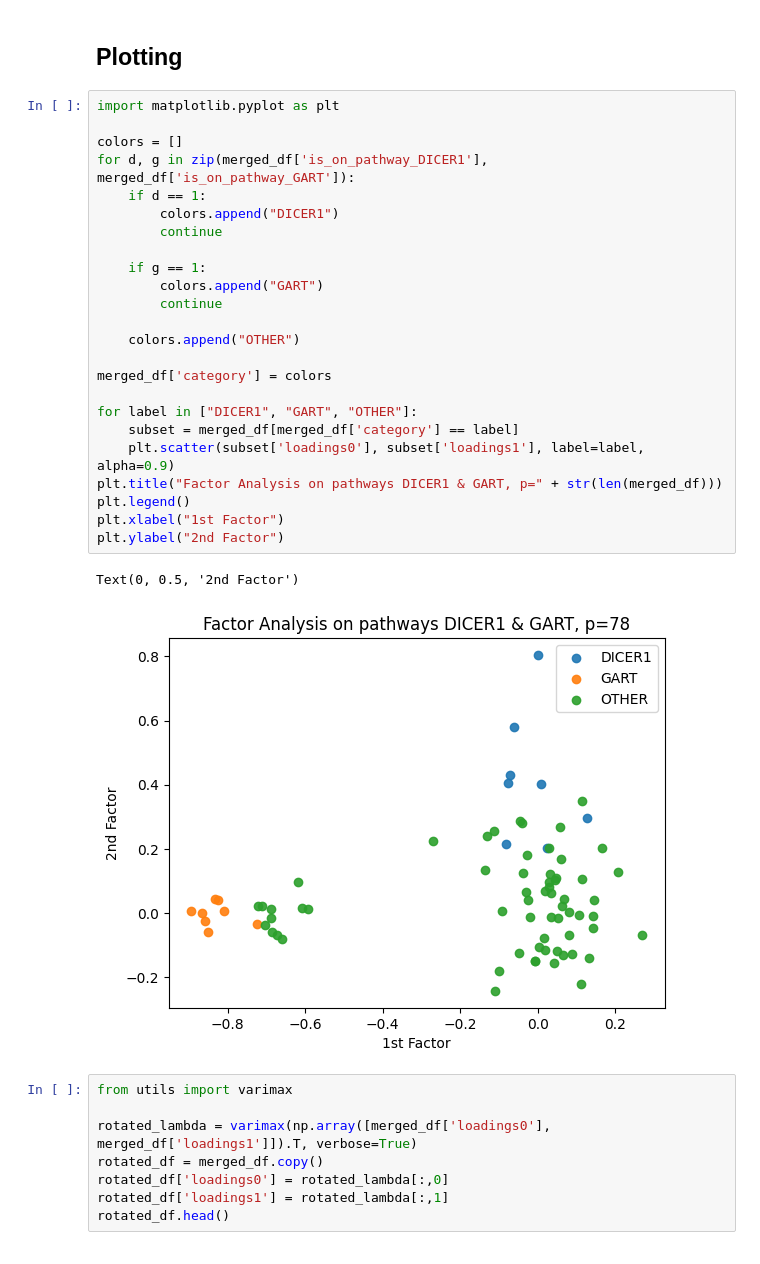
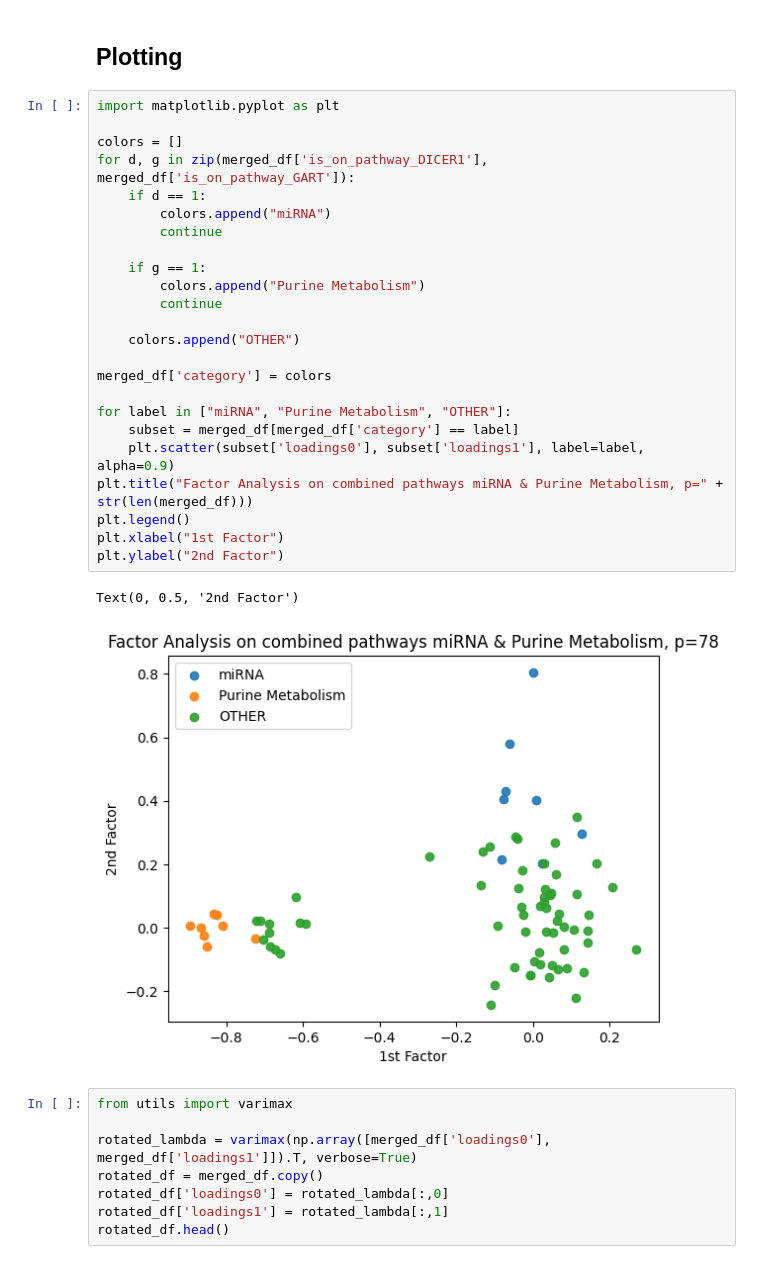
Before and after one commit to panther1427/Bachelorprojekt, a Jupyter notebook: Xavier_DataAnalysis/k2_analysis.ipynb, the cells around one changed output. Saved outputs shown, nothing was run; the diff lists cells and outputs as text.

Commit message:
updated plots, and overwrote plot images

```diff
--- a/Xavier_DataAnalysis/k2_analysis.ipynb
+++ b/Xavier_DataAnalysis/k2_analysis.ipynb
@@ -187,30 +187,30 @@ Correctly finds the DICER1 pathway. (Notice somewhat significant drop-off from D
 # %%
 import matplotlib.pyplot as plt
 
 colors = []
 for d, g in zip(merged_df['is_on_pathway_DICER1'], merged_df['is_on_pathway_GART']):
     if d == 1:
-        colors.append("DICER1")
+        colors.append("miRNA")
         continue
 
     if g == 1:
-        colors.append("GART")
+        colors.append("Purine Metabolism")
         continue
 
     colors.append("OTHER")
 
 merged_df['category'] = colors
 
-for label in ["DICER1", "GART", "OTHER"]:
+for label in ["miRNA", "Purine Metabolism", "OTHER"]:
     subset = merged_df[merged_df['category'] == label]
     plt.scatter(subset['loadings0'], subset['loadings1'], label=label, alpha=0.9)
-plt.title("Factor Analysis on pathways DICER1 & GART, p=" + str(len(merged_df)))
+plt.title("Factor Analysis on combined pathways miRNA & Purine Metabolism, p=" + str(len(merged_df)))
 plt.legend()
 plt.xlabel("1st Factor")
 plt.ylabel("2nd Factor")
 # %% [output]
 Text(0, 0.5, '2nd Factor')
-[figure, old version]
+[figure, new version]
 # %%
 from utils import varimax
 
```
Also changed, not shown: parts of 1 cell of this notebook, 10 other files.
